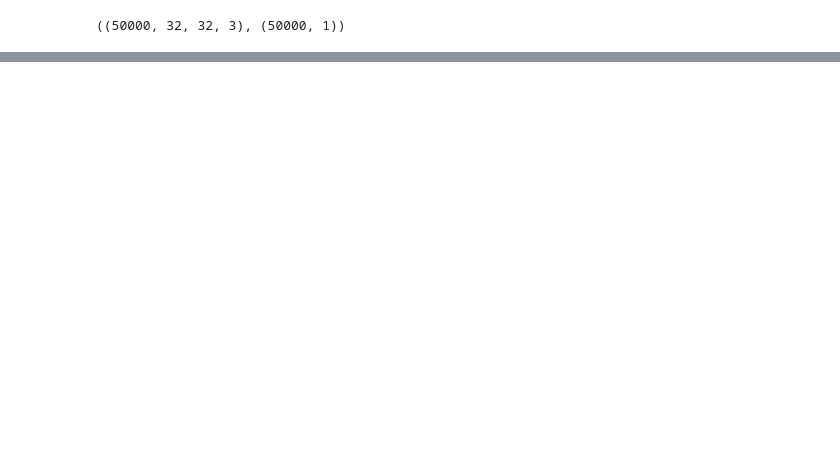
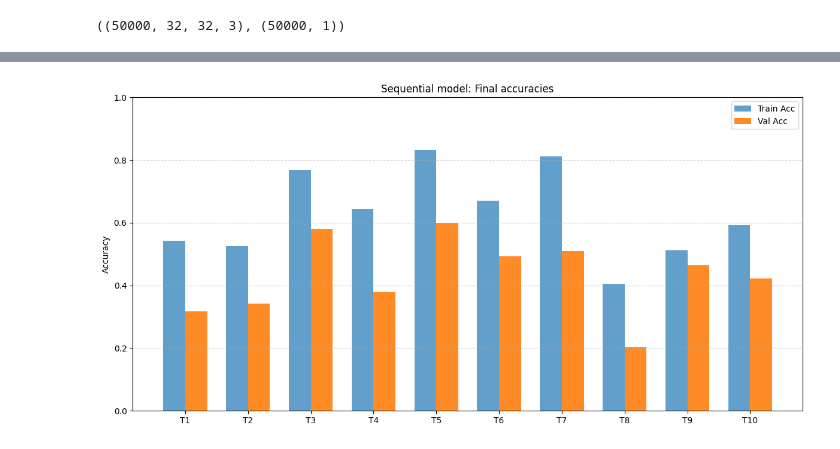
Before and after one commit to Anfloe/hparamOptimization-CNN-TF, a Jupyter notebook: NN Hyperparameter Optimization.ipynb, the cells around one changed output, grey strips where cells are left out. Saved outputs shown, nothing was run; the diff lists cells and outputs as text; code cells hidden in the pictures; blank space fills up the shorter version.

```diff
--- a/NN Hyperparameter Optimization.ipynb
+++ b/NN Hyperparameter Optimization.ipynb
@@ -628,0 +366,4 @@ However, this model seems to have better validation accuracy and it is more cons
+# %%
+plot_final_acc(results_seq, title="Sequential model: Final accuracies")
+# %% [output]
+[figure, added]
```
Also changed, not shown: parts of 73 cells of this notebook, 2 other files.
